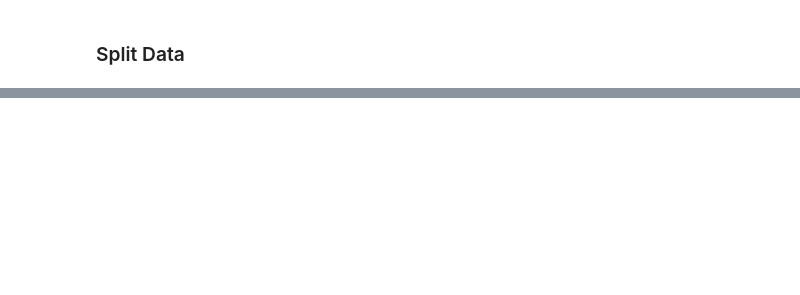
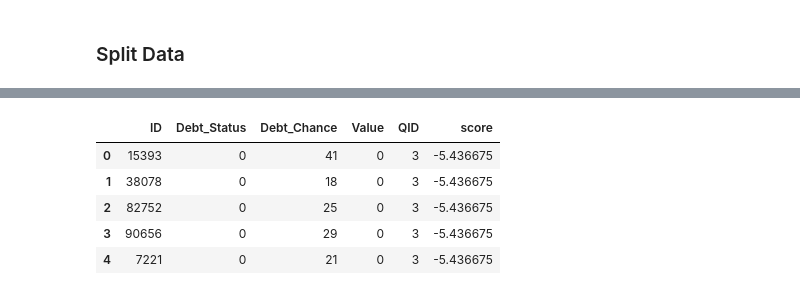
Before and after one commit to VitCSilva/Bradescard, a Jupyter notebook: notebooks/Proposal.ipynb, the cells around one changed output, grey strips where cells are left out. Cells and saved outputs as stored; diff of their text form; code cells hidden in the pictures; blank space fills up the shorter version.

```diff
--- a/notebooks/Proposal.ipynb
+++ b/notebooks/Proposal.ipynb
@@ -124,0 +178,12 @@ array([19999,  8907,  8853, ...,  8219, 15846,  9999])
+# %%
+df_class_3 = results[results.QID == 3].copy(deep = True)
+df_class_3.sort_values(by = 'score', ascending = True, inplace=True)
+df_class_3.reset_index(drop = True, inplace=True)
+df_class_3.head()
+# %% [output]
+|  | ID | Debt_Status | Debt_Chance | Value | QID | score |
+| 0 | 15393 | 0 | 41 | 0 | 3 | -5.436675 |
+| 1 | 38078 | 0 | 18 | 0 | 3 | -5.436675 |
+| 2 | 82752 | 0 | 25 | 0 | 3 | -5.436675 |
+| 3 | 90656 | 0 | 29 | 0 | 3 | -5.436675 |
+| 4 | 7221 | 0 | 21 | 0 | 3 | -5.436675 |
```
Also changed, not shown: parts of 16 cells of this notebook, 2 other files.
